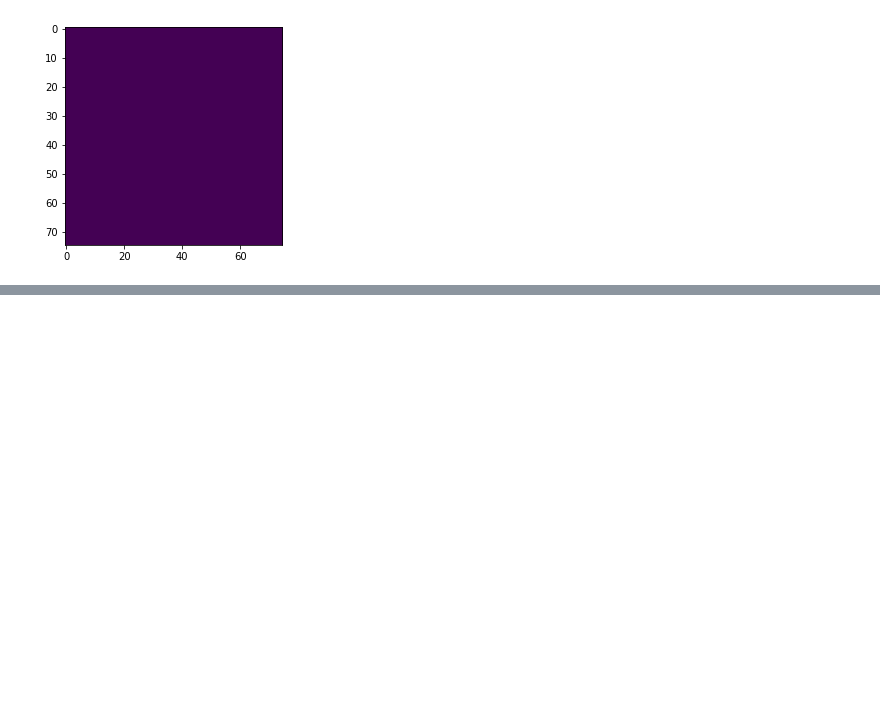
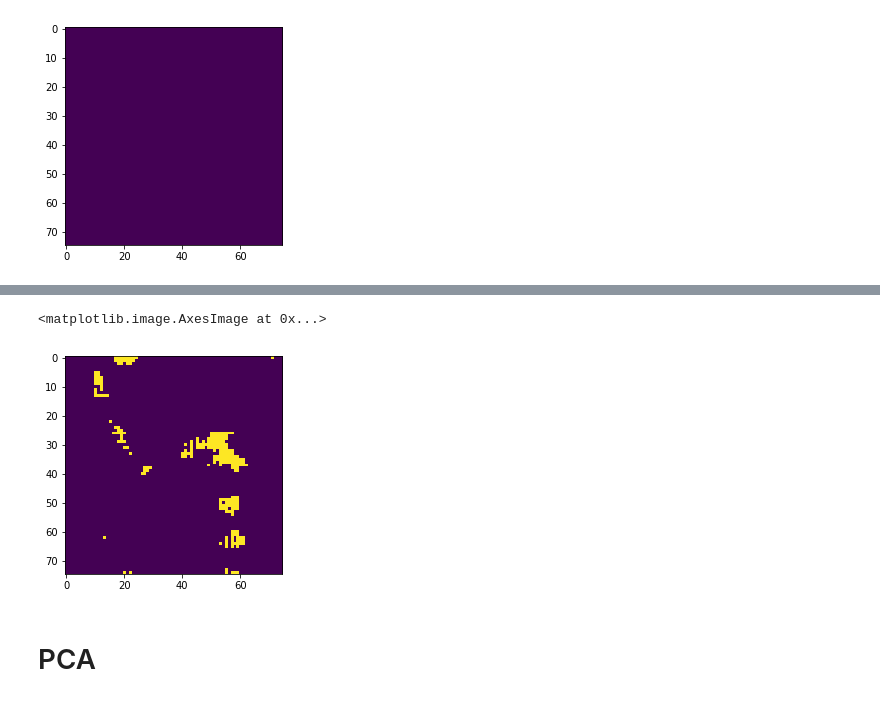
Before and after one commit to thinkpractice/DeepSolaris, a Jupyter notebook: PixelDetection.ipynb, the cells around one changed output, grey strips where cells are left out. Saved outputs shown, nothing was run; the diff lists cells and outputs as text; code cells hidden in the pictures; blank space fills up the shorter version.

```diff
--- a/PixelDetection.ipynb
+++ b/PixelDetection.ipynb
@@ -184,0 +213,4 @@ plt.imshow(prediction_image)
+# %%
+from sklearn.linear_model import LogisticRegression
+
+clf = LogisticRegression(random_state=0, solver='lbfgs').fit(X_train, y_train)
@@ -184,0 +243,13 @@ plt.imshow(prediction_image)
+# %%
+im_features3 = get_features_for([train[1]])
+im_features3 = im_features3.reshape(75*75, 108)
+
+im_pred = clf.predict(im_features3)
+prediction_image = im_pred.reshape(75, 75)
+
+plt.imshow(prediction_image)
+# %% [output]
+<matplotlib.image.AxesImage at 0x...>
+[figure, added]
+# %% [markdown]
+# PCA
```
Also changed, not shown: parts of 26 cells of this notebook.
